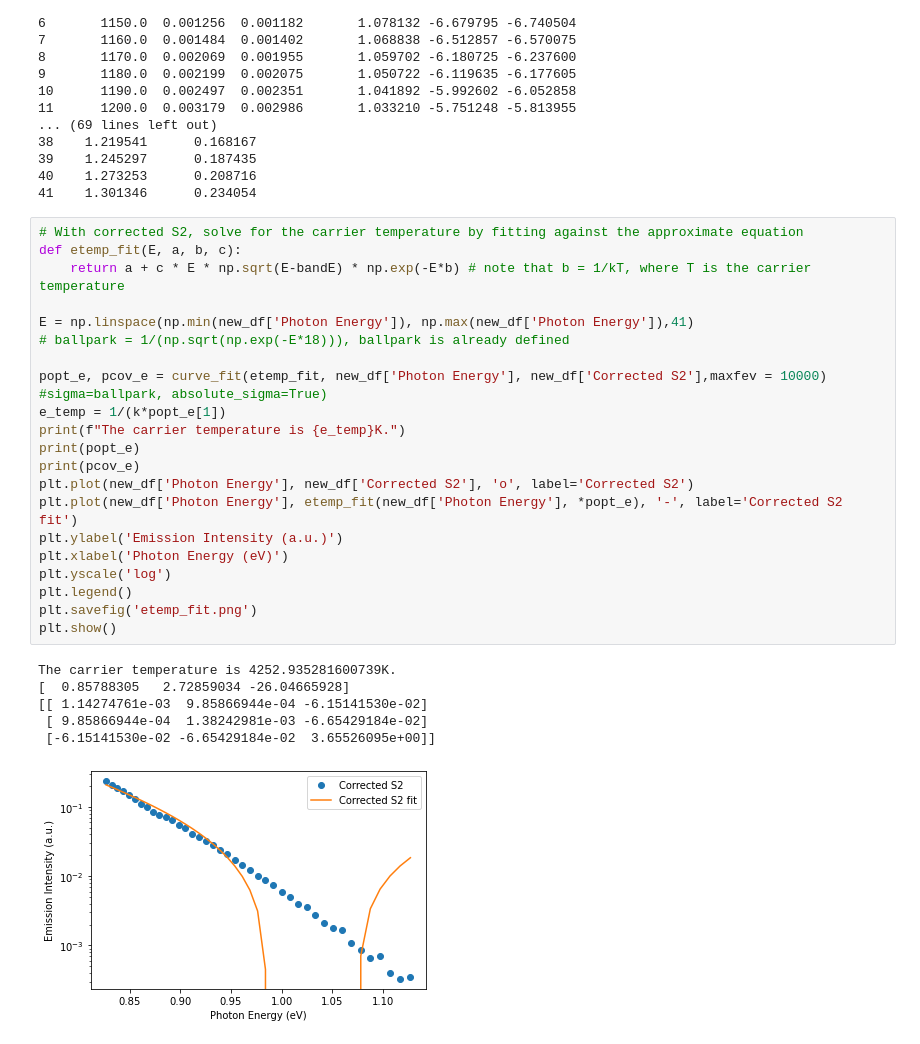
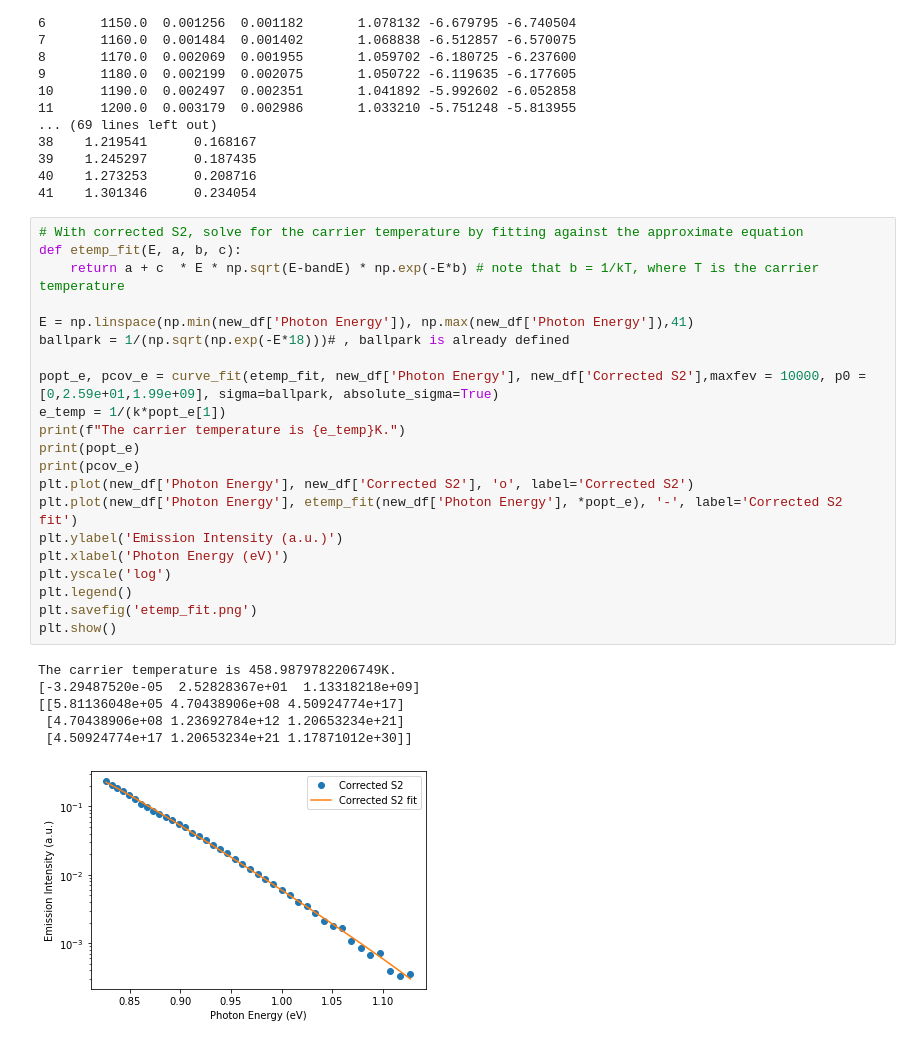
Before and after one commit to teoyi/PROJECT-Automate-Research-Process, a Jupyter notebook: test.ipynb, the cells around one changed output. Drawn from its saved outputs; the diff is of its cells as text.

Commit message:
Figured out reason for wrong result. Did not convert temperature to Kelvin

```diff
--- a/test.ipynb
+++ b/test.ipynb
@@ -175,29 +175,28 @@ print(new_df)
 # %%
 # With corrected S2, solve for the carrier temperature by fitting against the approximate equation
 def etemp_fit(E, a, b, c):
-    return a + c * E * np.sqrt(E-bandE) * np.exp(-E*b) # note that b = 1/kT, where T is the carrier temperature
+    return a + c  * E * np.sqrt(E-bandE) * np.exp(-E*b) # note that b = 1/kT, where T is the carrier temperature
 
 E = np.linspace(np.min(new_df['Photon Energy']), np.max(new_df['Photon Energy']),41)
-# ballpark = 1/(np.sqrt(np.exp(-E*18))), ballpark is already defined
+ballpark = 1/(np.sqrt(np.exp(-E*18)))# , ballpark is already defined
 
-popt_e, pcov_e = curve_fit(etemp_fit, new_df['Photon Energy'], new_df['Corrected S2'],maxfev = 10000)
-#sigma=ballpark, absolute_sigma=True)
+popt_e, pcov_e = curve_fit(etemp_fit, new_df['Photon Energy'], new_df['Corrected S2'],maxfev = 10000, p0 = [0,2.59e+01,1.99e+09], sigma=ballpark, absolute_sigma=True)
 e_temp = 1/(k*popt_e[1])
 print(f"The carrier temperature is {e_temp}K.")
 print(popt_e)
 print(pcov_e)
 plt.plot(new_df['Photon Energy'], new_df['Corrected S2'], 'o', label='Corrected S2')
 plt.plot(new_df['Photon Energy'], etemp_fit(new_df['Photon Energy'], *popt_e), '-', label='Corrected S2 fit')
 plt.ylabel('Emission Intensity (a.u.)')
 plt.xlabel('Photon Energy (eV)')
 plt.yscale('log')
 plt.legend()
 plt.savefig('etemp_fit.png')
 plt.show()
 # %% [output]
-The carrier temperature is 4252.935281600739K.
-[  0.85788305   2.72859034 -26.04665928]
-[[ 1.14274761e-03  9.85866944e-04 -6.15141530e-02]
- [ 9.85866944e-04  1.38242981e-03 -6.65429184e-02]
- [-6.15141530e-02 -6.65429184e-02  3.65526095e+00]]
+The carrier temperature is 458.9879782206749K.
+[-3.29487520e-05  2.52828367e+01  1.13318218e+09]
+[[5.81136048e+05 4.70438906e+08 4.50924774e+17]
+ [4.70438906e+08 1.23692784e+12 1.20653234e+21]
+ [4.50924774e+17 1.20653234e+21 1.17871012e+30]]
-[figure, old version]
+[figure, new version]
```
Also changed, not shown: parts of 2 cells of this notebook, 2 other files.
